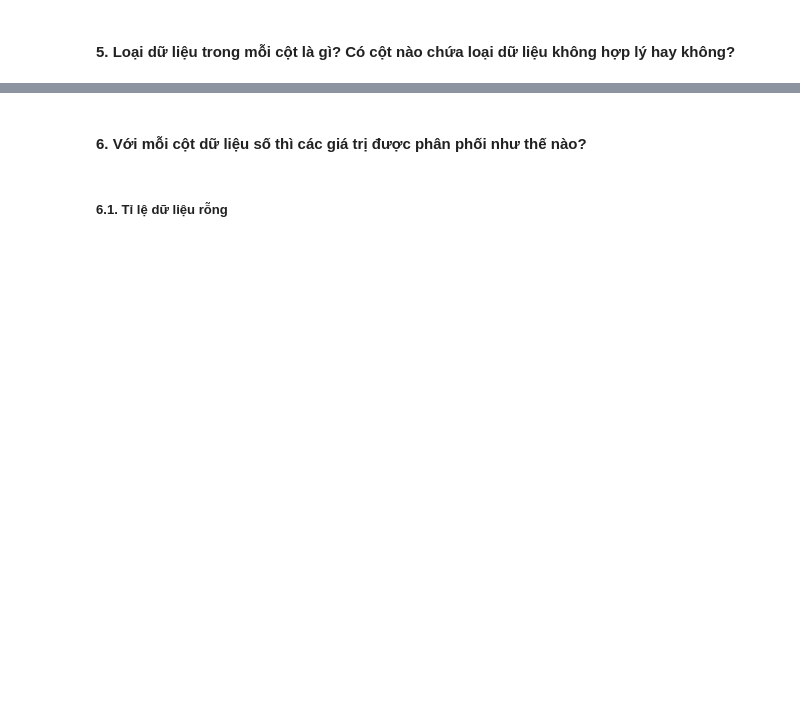
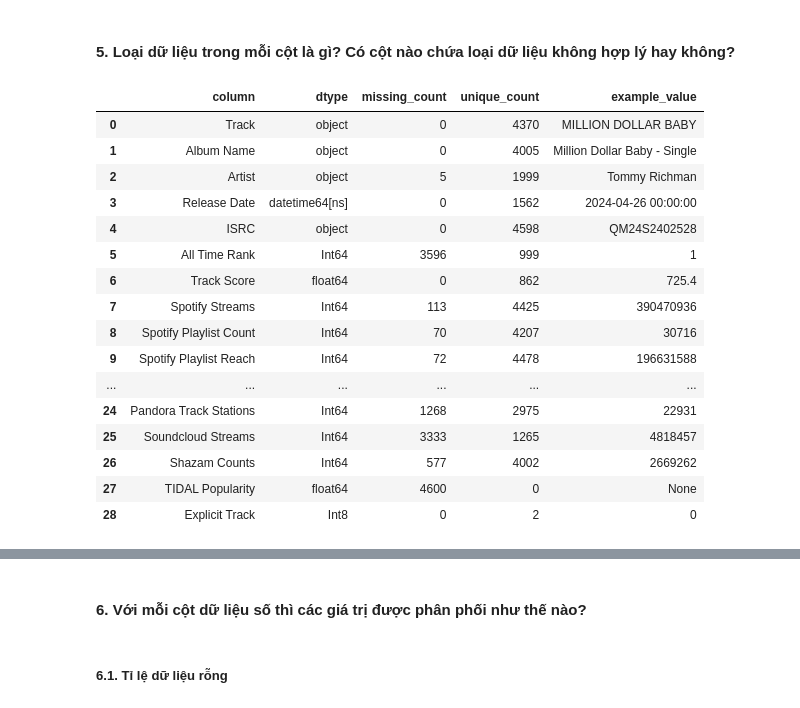
Before and after one commit to Trung0Minh/K23-KHDL-FinalProject, a Jupyter notebook: Spotify2024.ipynb, the cells around one changed output, grey strips where cells are left out. Drawn from its saved outputs; the diff is of its cells as text; code cells hidden in the pictures; blank space fills up the shorter version.

```diff
--- a/Spotify2024.ipynb
+++ b/Spotify2024.ipynb
@@ -69,4 +223,32 @@ Mỗi hàng đại diện cho ...
 #### 5. Loại dữ liệu trong mỗi cột là gì? Có cột nào chứa loại dữ liệu không hợp lý hay không?
 # %%
 # Code để kiểm tra kiểu dữ liệu
+# như đã có bảng ở trên + bổ sung thêm giá trị thiếu, số lượng giá trị duy nhất, ví dụ 1 mẫu
+col_desc = pd.DataFrame({
+    "column": check_cols,
+    "dtype": [str(df[c].dtype) for c in check_cols],
+    "missing_count": [df[c].isna().sum() for c in check_cols],
+    "unique_count": [df[c].nunique(dropna=True) for c in check_cols],
+    "example_value": [df[c].dropna().iloc[0] if df[c].notna().any() else None for c in check_cols]
+})
+
+display(col_desc)
+# %% [output]
+|  | column | dtype | missing_count | unique_count | example_value |
+| 0 | Track | object | 0 | 4370 | MILLION DOLLAR BABY |
+| 1 | Album Name | object | 0 | 4005 | Million Dollar Baby - Single |
+| 2 | Artist | object | 5 | 1999 | Tommy Richman |
+| 3 | Release Date | datetime64[ns] | 0 | 1562 | 2024-04-26 00:00:00 |
+| 4 | ISRC | object | 0 | 4598 | QM24S2402528 |
+| 5 | All Time Rank | Int64 | 3596 | 999 | 1 |
+| 6 | Track Score | float64 | 0 | 862 | 725.4 |
+| 7 | Spotify Streams | Int64 | 113 | 4425 | 390470936 |
+| 8 | Spotify Playlist Count | Int64 | 70 | 4207 | 30716 |
+| 9 | Spotify Playlist Reach | Int64 | 72 | 4478 | 196631588 |
+| ... | ... | ... | ... | ... | ... |
+| 24 | Pandora Track Stations | Int64 | 1268 | 2975 | 22931 |
+| 25 | Soundcloud Streams | Int64 | 3333 | 1265 | 4818457 |
+| 26 | Shazam Counts | Int64 | 577 | 4002 | 2669262 |
+| 27 | TIDAL Popularity | float64 | 4600 | 0 | None |
+| 28 | Explicit Track | Int8 | 0 | 2 | 0 |
 # %% [markdown]
```
Also changed, not shown: parts of 21 cells of this notebook, 2 other files.
